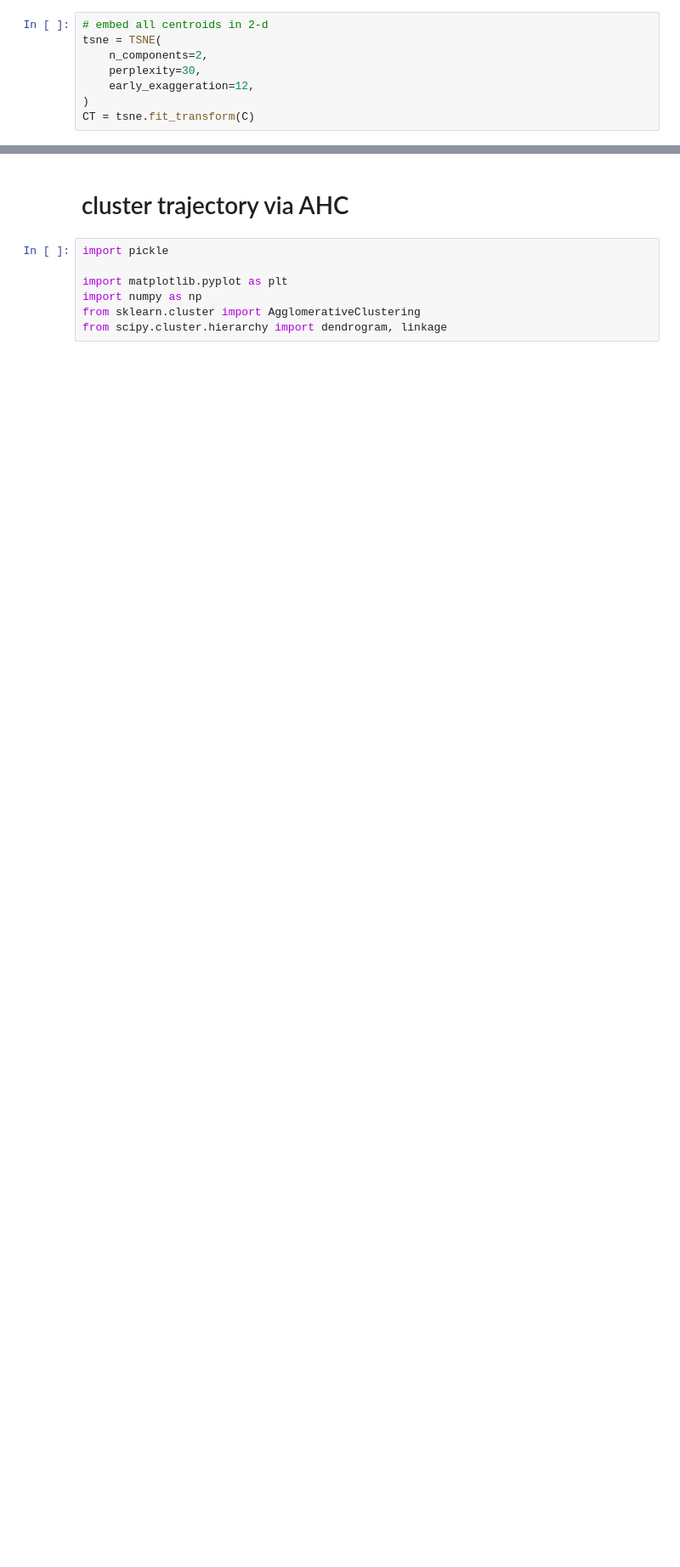
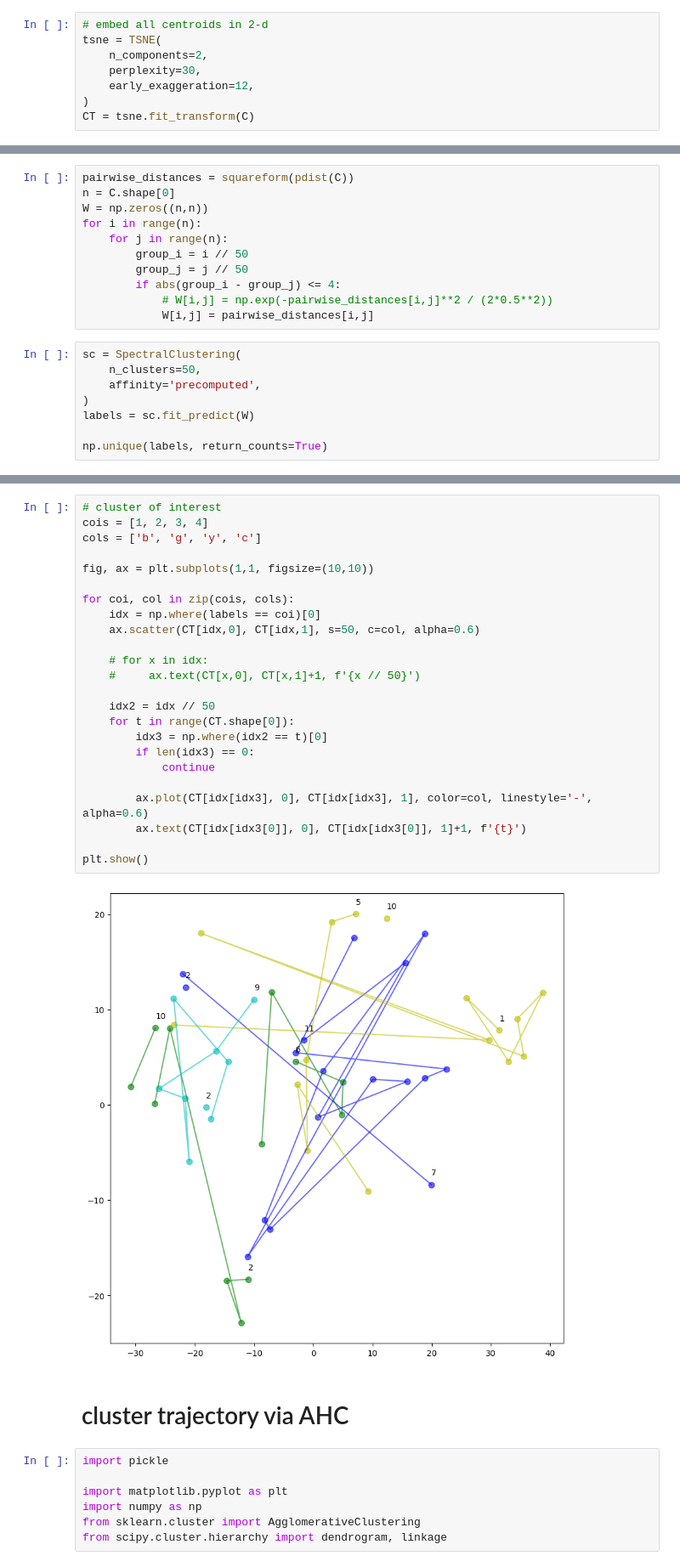
Before and after one commit to stmorse/dtm, a Jupyter notebook: notebooks/sandbox.ipynb, the cells around one changed output, grey strips where cells are left out. Shown at 85% size. Drawn from its saved outputs; the diff is of its cells as text; blank space fills up the shorter version.

```diff
--- a/notebooks/sandbox.ipynb
+++ b/notebooks/sandbox.ipynb
@@ -90,0 +112,19 @@ plt.show()
+# %%
+pairwise_distances = squareform(pdist(C))
+n = C.shape[0]
+W = np.zeros((n,n))
+for i in range(n):
+    for j in range(n):
+        group_i = i // 50
+        group_j = j // 50
+        if abs(group_i - group_j) <= 4:
+            # W[i,j] = np.exp(-pairwise_distances[i,j]**2 / (2*0.5**2))
+            W[i,j] = pairwise_distances[i,j]
+# %%
+sc = SpectralClustering(
+    n_clusters=50,
+    affinity='precomputed',
+)
+labels = sc.fit_predict(W)
+
+np.unique(labels, return_counts=True)
@@ -91,3 +139,29 @@ plt.show()
+# %%
+# cluster of interest
+cois = [1, 2, 3, 4]
+cols = ['b', 'g', 'y', 'c']
+
+fig, ax = plt.subplots(1,1, figsize=(10,10))
+
+for coi, col in zip(cois, cols):
+    idx = np.where(labels == coi)[0]
+    ax.scatter(CT[idx,0], CT[idx,1], s=50, c=col, alpha=0.6)
+
+    # for x in idx:
+    #     ax.text(CT[x,0], CT[x,1]+1, f'{x // 50}')
+
+    idx2 = idx // 50
+    for t in range(CT.shape[0]):
+        idx3 = np.where(idx2 == t)[0]
+        if len(idx3) == 0:
+            continue
+
+        ax.plot(CT[idx[idx3], 0], CT[idx[idx3], 1], color=col, linestyle='-', alpha=0.6)
+        ax.text(CT[idx[idx3[0]], 0], CT[idx[idx3[0]], 1]+1, f'{t}')
+
+plt.show()
+# %% [output]
+[figure, added]
 # %% [markdown]
 # cluster trajectory via AHC
 # %%
```
Also changed, not shown: parts of 6 cells of this notebook, 1 other file.
